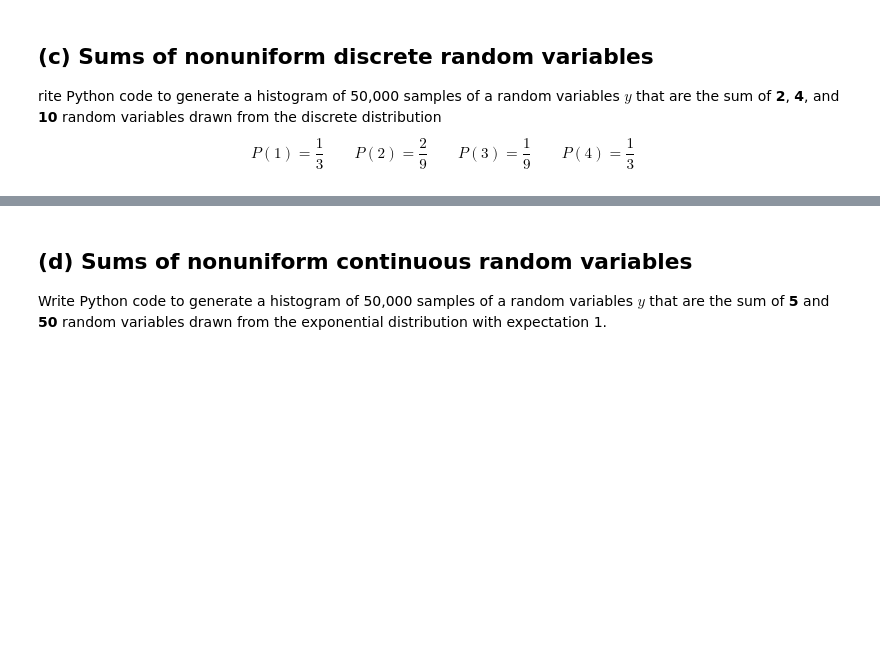
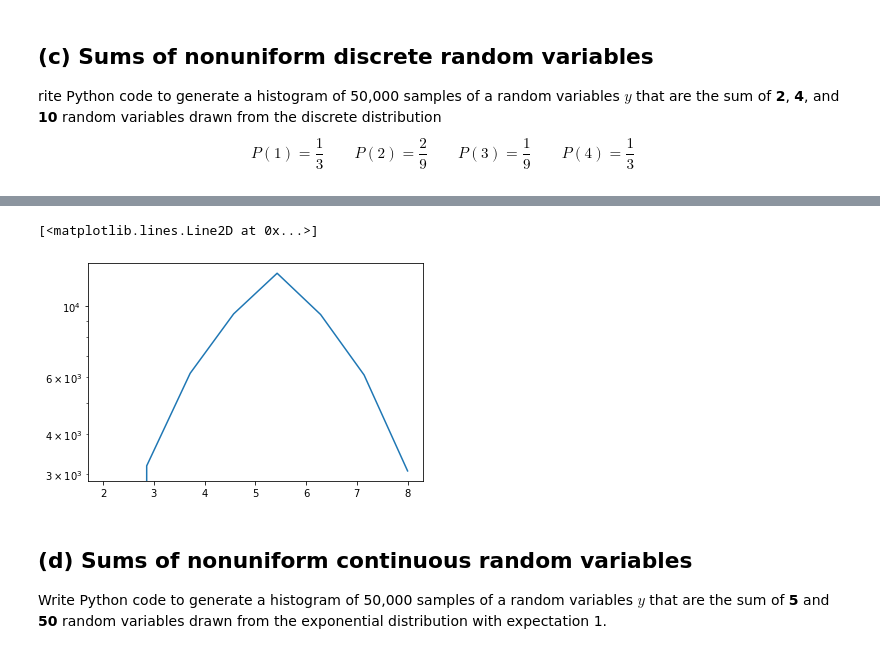
Before and after one commit to mkuchle16/biophysics, a Jupyter notebook: week-05/problem-5.11.ipynb, the cells around one changed output, grey strips where cells are left out. Cells and saved outputs as stored; diff of their text form; code cells hidden in the pictures; blank space fills up the shorter version.

```diff
--- a/week-05/problem-5.11.ipynb
+++ b/week-05/problem-5.11.ipynb
@@ -108,3 +113,9 @@ Text(0.5, 1.0, 'N = 10 Histogram')
+# %%
+count_2 = np.insert(count_2,0,0)
+plt.semilogy(bins,count_2)
+# %% [output]
+[<matplotlib.lines.Line2D at 0x...>]
+[figure, added]
 # %% [markdown]
 ## (d) Sums of nonuniform continuous random variables
 
```
Also changed, not shown: parts of 8 cells of this notebook, 7 other files.
